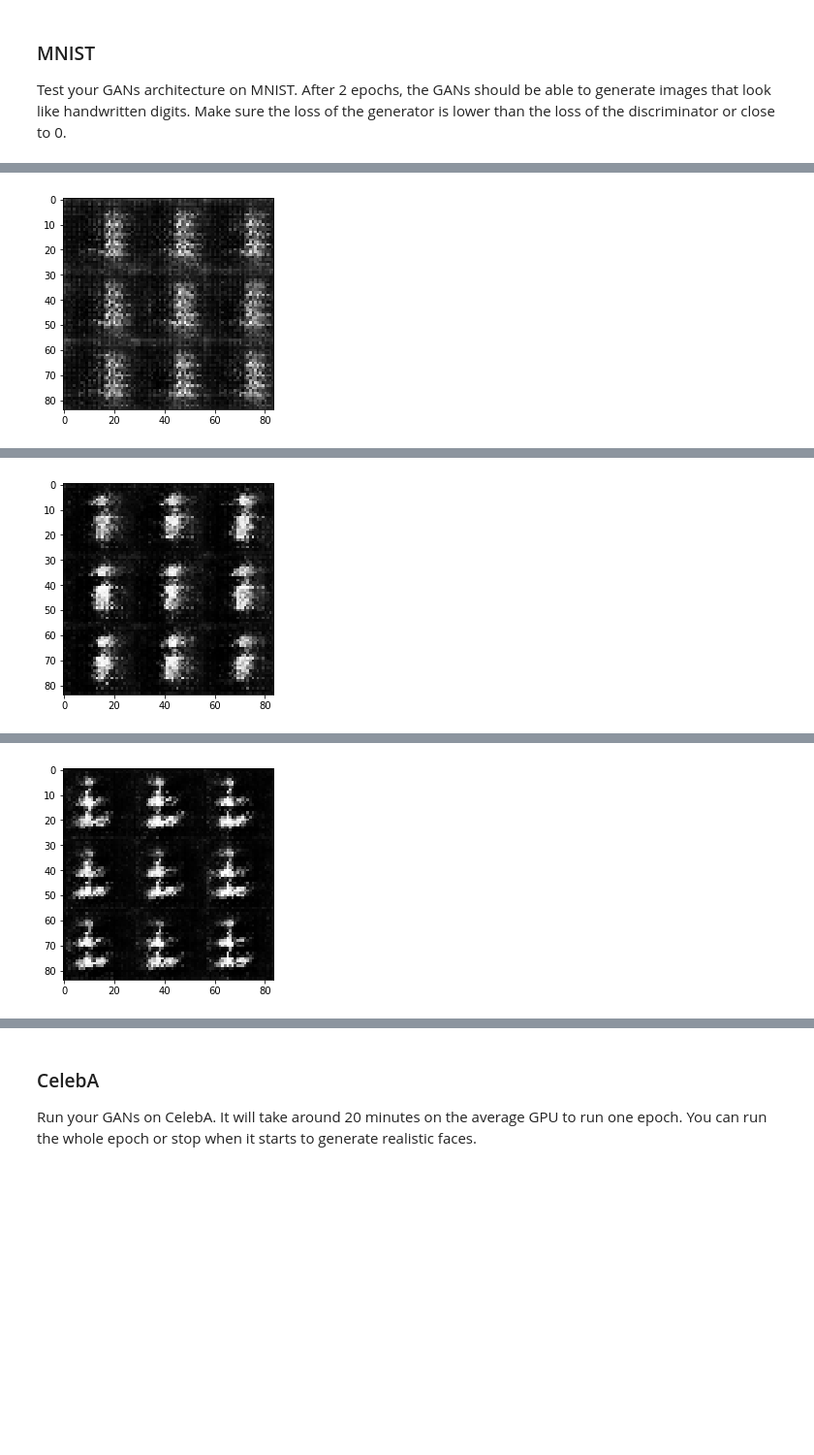
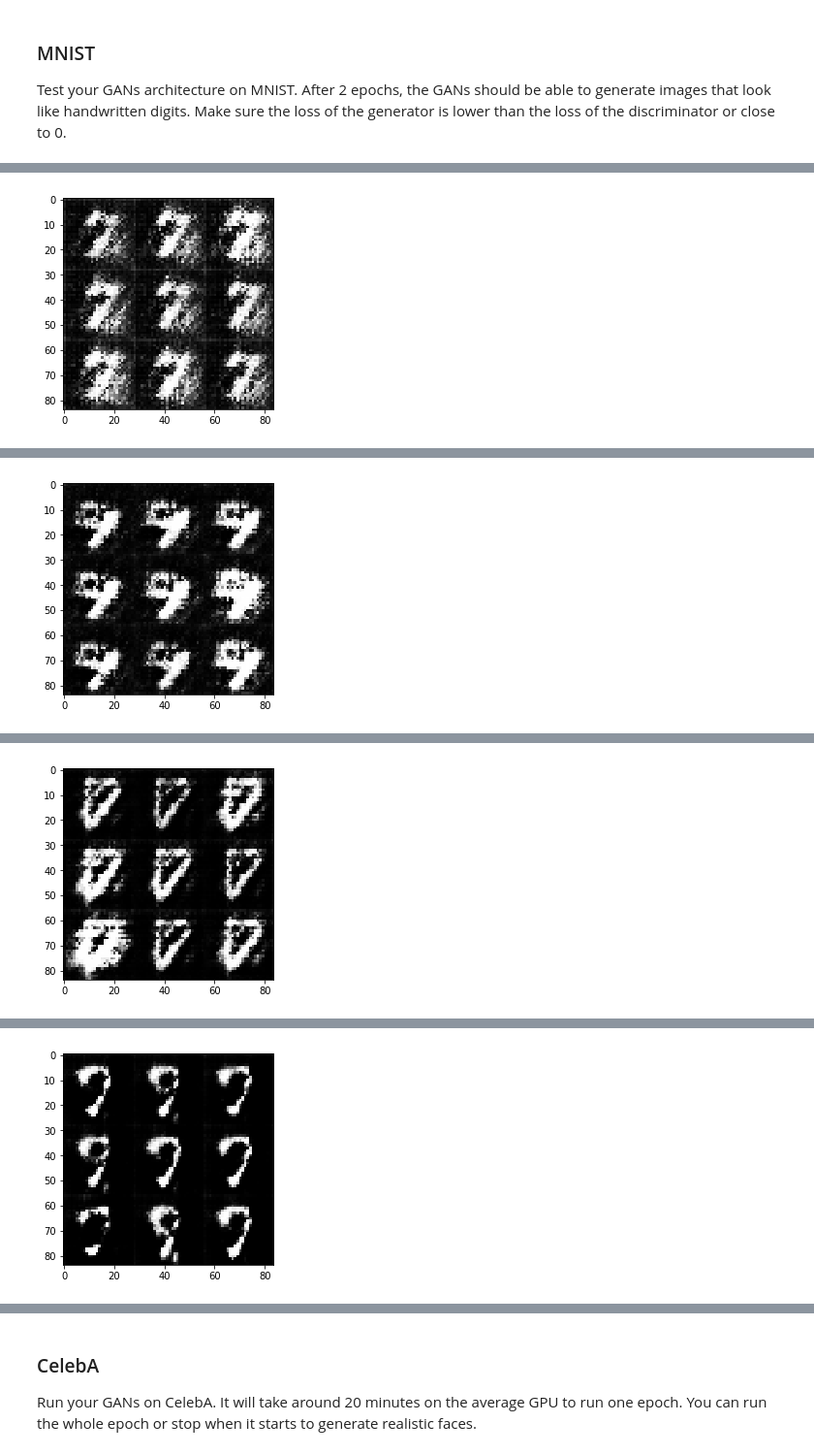
Before and after one commit to anwarmahmood/dlnd, a Jupyter notebook: dlnd_face_generation.ipynb, the cells around one changed output, grey strips where cells are left out. Shown at 97% size. Drawn from its saved outputs; the diff is of its cells as text; code cells hidden in the pictures; blank space fills up the shorter version.

```diff
--- a/dlnd_face_generation.ipynb
+++ b/dlnd_face_generation.ipynb
@@ -213,41 +205,41 @@ def generator(z, out_channel_dim, is_train=True):
     alpha = 0.01
     with tf.variable_scope('generator', reuse=not is_train):
         # First fully connected layer
-        x1 = tf.layers.dense(z, 2*2*512)
+        x1 = tf.layers.dense(z, 2*2*1024)
         # Reshape it to start the convolutional stack
         #x1 = tf.reshape(x1, (-1, 7, 7, 256))
-        x1 = tf.reshape(x1, (-1, 2, 2, 512))
+        x1 = tf.reshape(x1, (-1, 2, 2, 1024))
         x1 = tf.layers.batch_normalization(x1, training=is_train)
         x1 = tf.maximum(alpha * x1, x1)
         x1 = tf.nn.dropout(x1, 0.7)
-        print("x1 shape:::", x1.get_shape())
-        # 2x2x512 now
+        #print("x1 shape:::", x1.get_shape())
+        # 2x2x1024 now
 
-        x2 = tf.layers.conv2d_transpose(x1, 256, 5, strides=2, padding='same')
+        x2 = tf.layers.conv2d_transpose(x1, 512, 5, strides=2, padding='same', kernel_initializer=tf.contrib.layers.xavier_initializer())
         x2 = tf.layers.batch_normalization(x2, training=is_train)
         x2 = tf.maximum(alpha * x2, x2)
         x2 = tf.nn.dropout(x2, 0.7)
-        print("x2 shape:::", x2.get_shape())
-        # 4x4x256 now
+        #print("x2 shape:::", x2.get_shape())
+        # 4x4x512 now
 
-        x3 = tf.layers.conv2d_transpose(x2, 128, 4, strides=1, padding='valid')
+        x3 = tf.layers.conv2d_transpose(x2, 256, 4, strides=1, padding='valid', kernel_initializer=tf.contrib.layers.xavier_initializer())
         x3 = tf.layers.batch_normalization(x3, training=is_train)
         x3 = tf.maximum(alpha * x3, x3)
-        print("x3 shape:::", x3.get_shape())
+        #print("x3 shape:::", x3.get_shape())
         x3 = tf.nn.dropout(x3, 0.7)
-        # 7x7x128 now
+        # 7x7x256 now
 
-        x4 = tf.layers.conv2d_transpose(x3, 64, 5, strides=2, padding='same')
+        x4 = tf.layers.conv2d_transpose(x3, 128, 5, strides=2, padding='same', kernel_initializer=tf.contrib.layers.xavier_initializer())
         x4 = tf.layers.batch_normalization(x4, training=is_train)
         x4 = tf.maximum(alpha * x4, x4)
-        print("x4 shape:::", x4.get_shape())
+        #print("x4 shape:::", x4.get_shape())
         x4 = tf.nn.dropout(x4, 0.7)
-        # 14x14x64 now
+        # 14x14x128 now
 
         # Output layer
-        logits = tf.layers.conv2d_transpose(x4, out_channel_dim, 5, strides=2, padding='same')
-        print("logits shape:::", logits.get_shape())
-        # 28x28x3 now
+        logits = tf.layers.conv2d_transpose(x4, out_channel_dim, 5, strides=2, padding='same', kernel_initializer=tf.contrib.layers.xavier_initializer())
+        #print("logits shape:::", logits.get_shape())
+        # 28x28xout_channel_dim now
 
         out = tf.tanh(logits)
     return out
@@ -412,8 +379,8 @@ def train(epoch_count, batch_size, z_dim, learning_rate, beta1, get_batches, dat
 
     samples, losses = [], []
     steps = 0
-    print_every = 10
-    show_every = 50
+    print_every = 20
+    show_every = 200
     print("data_shape::", data_shape[0],data_shape[1],data_shape[2],data_shape[3])
     #tf.reset_default_graph()
 
@@ -435,7 +402,7 @@ def train(epoch_count, batch_size, z_dim, learning_rate, beta1, get_batches, dat
                 # Run optimizers
                 _ = sess.run(d_opt, feed_dict={input_real: batch_images, input_z: batch_z, lr:learning_rate})
                 _ = sess.run(g_opt, feed_dict={input_z: batch_z, input_real: batch_images, lr:learning_rate})
-                #_ = sess.run(g_opt, feed_dict={input_z: batch_z, input_real: batch_images, lr:learning_rate})
+                _ = sess.run(g_opt, feed_dict={input_z: batch_z, input_real: batch_images, lr:learning_rate})
 
                 if steps % print_every == 0:
                     # At the end of each epoch, get the losses and print them out
@@ -459,14 +426,14 @@ Test your GANs architecture on MNIST.  After 2 epochs, the GANs should be able t
 # %%
 batch_size = 64
 z_dim = 100
-learning_rate = 0.0005
+learning_rate = 0.0002
 beta1 = 0.5
 
 
 """
 DON'T MODIFY ANYTHING IN THIS CELL THAT IS BELOW THIS LINE
 """
-epochs = 1
+epochs = 5
 
 mnist_dataset = helper.Dataset('mnist', glob(os.path.join(data_dir, 'mnist/*.jpg')))
 with tf.Graph().as_default():
@@ -493 +454 @@ logits shape::: (?, 28, 28, 1)
-[figure, old version]
+[figure, new version]
@@ -504 +465 @@ logits shape::: (?, 28, 28, 1)
-[figure, old version]
+[figure, new version]
@@ -515 +476 @@ logits shape::: (?, 28, 28, 1)
-[figure, old version]
+[figure, new version]
@@ -519,0 +487 @@ Epoch 1/1... Discriminator Loss: 0.2981... Generator Loss: 3.0155
+[figure, added]
```
Also changed, not shown: parts of 8 cells of this notebook.
